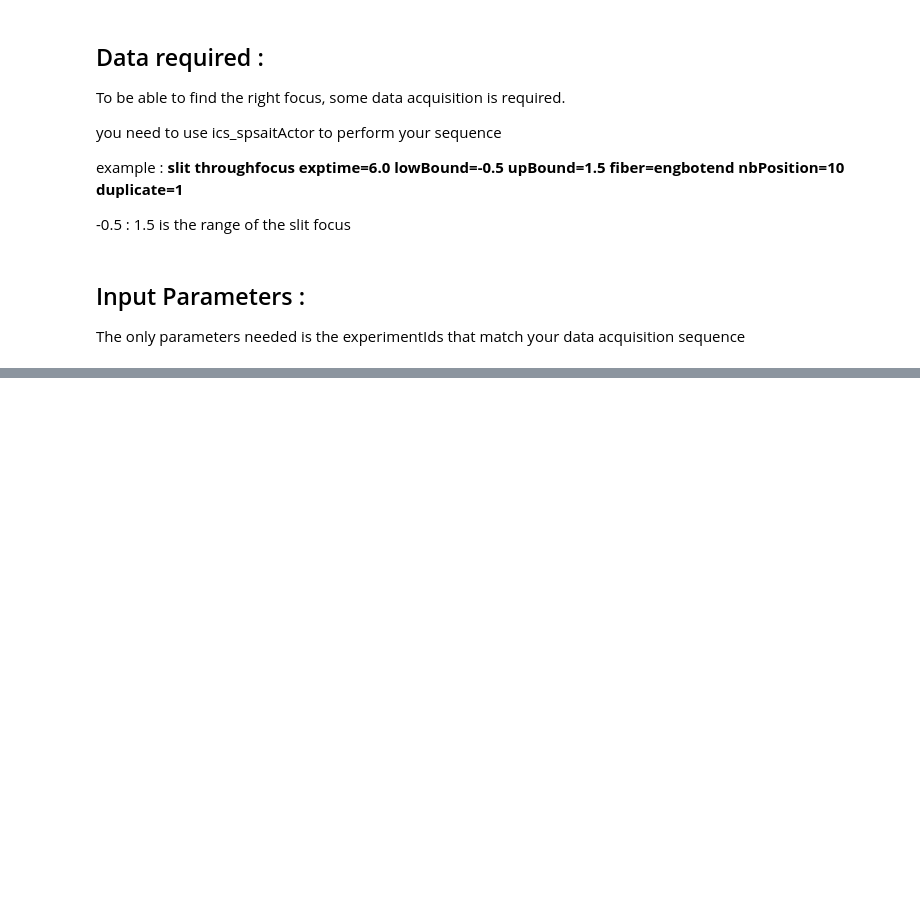
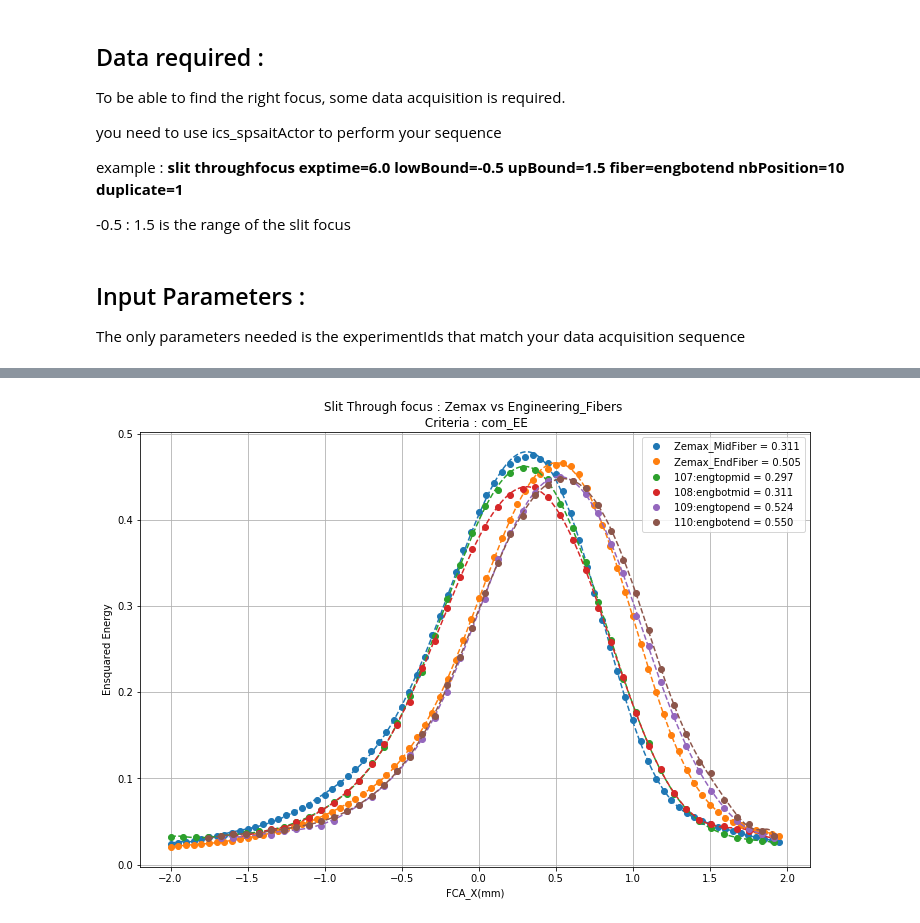
Before and after one commit to alefur/ait-notebook, a Jupyter notebook: Slit_Alignment-Final.ipynb, the cells around one changed output, grey strips where cells are left out. Cells and saved outputs as stored; diff of their text form; code cells hidden in the pictures; blank space fills up the shorter version.

Commit message:
concat dataframe

```diff
--- a/Slit_Alignment-Final.ipynb
+++ b/Slit_Alignment-Final.ipynb
@@ -98,3 +125,0 @@ experimentId = 109 #the first experimentId is 12
-# %%
-description, crit, raw_df = getFiberTF(experimentId=experimentId, doMeanBck=doMeanBck,
-                                       centerOfMass=centerOfMass)
@@ -106,0 +126,11 @@ description.set_index('experimentId')
+# %%
+crit = 'com_EE' if centerOfMass else 'EE'
+
+for experimentId in experimentIds:
+    dfs.append(getFiberTF(experimentId=experimentId, doMeanBck=doMeanBck, centerOfMass=centerOfMass))
+
+cube = pd.concat(dfs)
+# %%
+descriptions = pd.concat([getDescription(experimentId) for experimentId, df in cube.groupby('experimentId')])
+descriptions = descriptions.set_index('experimentId')
+descriptions
@@ -107,3 +144,4 @@ description.set_index('experimentId')
 # %%
 lneg = 0
 lpos = -1
+vline = False
@@ -157,0 +148,34 @@ if doSave:
+# %%
+fig = plt.figure(figsize=(12, 8))
+ax1 = fig.add_subplot(111)
+
+ax1.plot(zemaxData.Slitdefocus, zemaxData.MidFiber, 'o', label='Zemax_MidFiber = %.3f' % zemaxMidFit.focus)
+ax1.plot(zemaxMidFit.x, zemaxMidFit.y, '--', color=ax1.get_lines()[-1].get_color())
+if vline:
+    ax1.vlines(color=ax1.get_lines()[-1].get_color(), **zemaxMidFit.vline)
+
+ax1.plot(zemaxData.Slitdefocus, zemaxData.ExtremeFiber, 'o', label='Zemax_EndFiber = %.3f' % zemaxEndFit.focus)
+ax1.plot(zemaxEndFit.x, zemaxEndFit.y, '--', color=ax1.get_lines()[-1].get_color())
+if vline:
+    ax1.vlines(color=ax1.get_lines()[-1].get_color(), **zemaxEndFit.vline)
+
+for experimentId, raw_df in cube.groupby('experimentId'):
+    df = raw_df[lneg:lpos]
+    fit_EE = fitparabola(x=df['fca_x'], y=df[crit], deg=15, focus='max')
+
+    ax1.plot(df['fca_x'], df[crit], 'o', label='%i:%s = %.3f' % (experimentId, descriptions.fiber[experimentId], fit_EE.focus))
+    ax1.plot(fit_EE.x, fit_EE.y, '--', color=ax1.get_lines()[-1].get_color())
+    if vline:
+        ax1.vlines(color=ax1.get_lines()[-1].get_color(), **fit_EE.vline)
+
+lns = [line for i, line in enumerate(ax1.get_lines()) if not i % 2]
+labs = [line.get_label() for line in lns]
+
+ax1.legend(lns, labs)
+ax1.set_xlabel('FCA_X(mm)')
+ax1.set_ylabel('Ensquared Energy')
+
+plt.title('Slit Through focus : Zemax vs Engineering_Fibers \n Criteria : %s' %crit)
+plt.grid()
+# %% [output]
+[figure, added]
```
Also changed, not shown: parts of 14 cells of this notebook, 1 other file.
